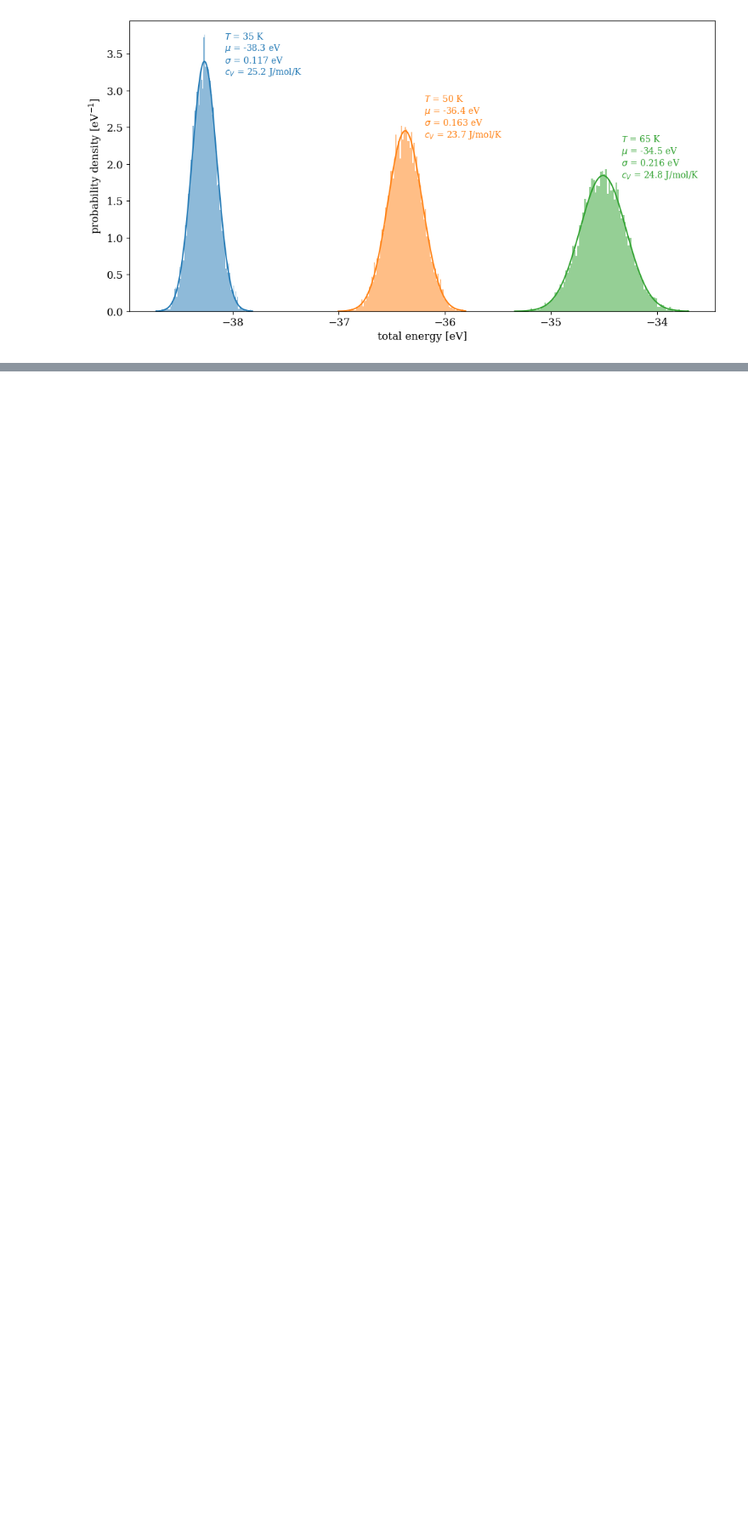
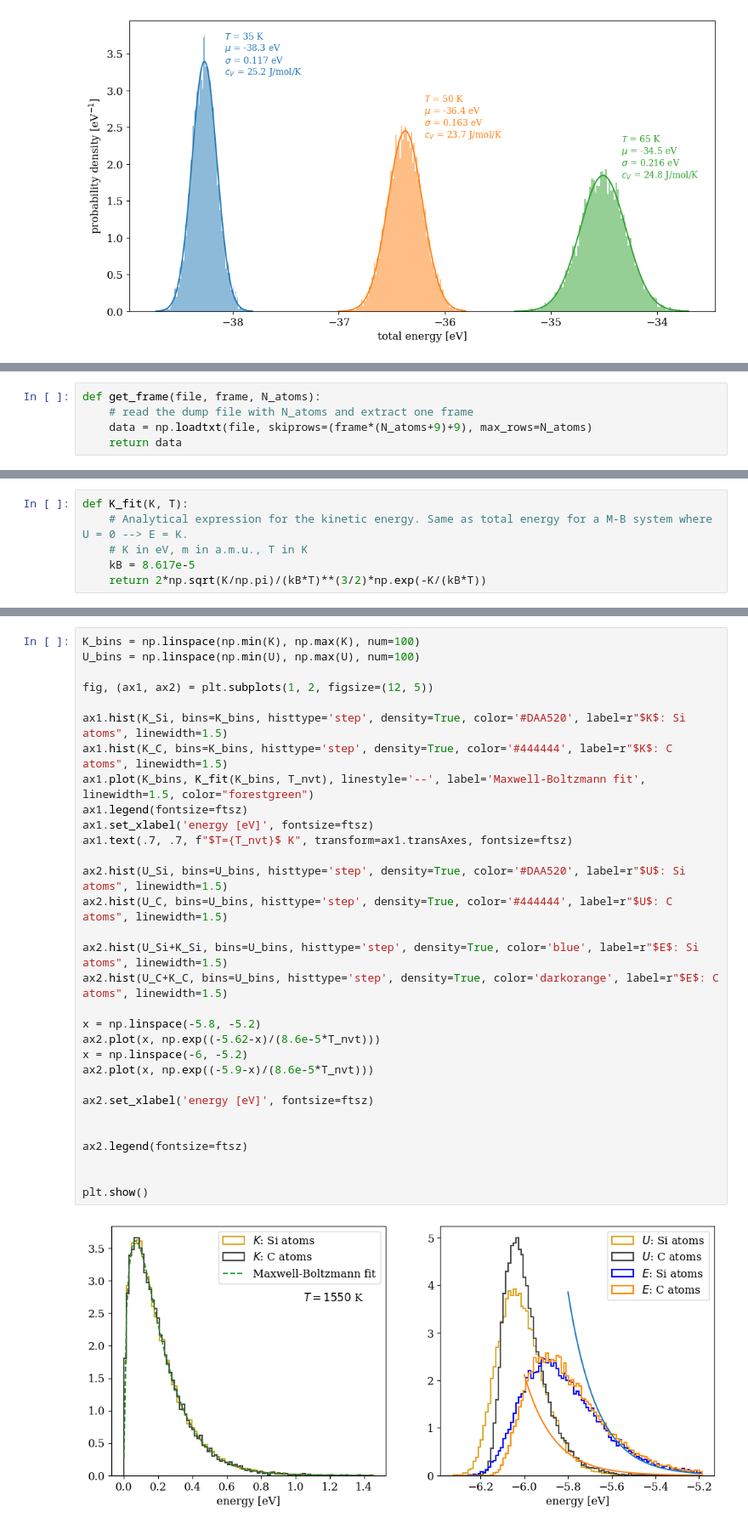
Before and after one commit to Luca-R27/PhDcourse_2026_CompMatMod, a Jupyter notebook: MD/MD-canonical.ipynb, the cells around one changed output, grey strips where cells are left out. Shown at 85% size. Cells and saved outputs as stored; diff of their text form; blank space fills up the shorter version.

```diff
--- a/MD/MD-canonical.ipynb
+++ b/MD/MD-canonical.ipynb
@@ -108,0 +206,5 @@ plt.show()
+# %%
+def get_frame(file, frame, N_atoms):
+    # read the dump file with N_atoms and extract one frame
+    data = np.loadtxt(file, skiprows=(frame*(N_atoms+9)+9), max_rows=N_atoms)
+    return data
@@ -108,0 +219,6 @@ plt.show()
+# %%
+def K_fit(K, T):
+    # Analytical expression for the kinetic energy. Same as total energy for a M-B system where U = 0 --> E = K.
+    # K in eV, m in a.m.u., T in K
+    kB = 8.617e-5
+    return 2*np.sqrt(K/np.pi)/(kB*T)**(3/2)*np.exp(-K/(kB*T))
@@ -108,0 +324,33 @@ plt.show()
+# %%
+K_bins = np.linspace(np.min(K), np.max(K), num=100)
+U_bins = np.linspace(np.min(U), np.max(U), num=100)
+
+fig, (ax1, ax2) = plt.subplots(1, 2, figsize=(12, 5))
+
+ax1.hist(K_Si, bins=K_bins, histtype='step', density=True, color='#DAA520', label=r"$K$: Si atoms", linewidth=1.5)
+ax1.hist(K_C, bins=K_bins, histtype='step', density=True, color='#444444', label=r"$K$: C atoms", linewidth=1.5)
+ax1.plot(K_bins, K_fit(K_bins, T_nvt), linestyle='--', label='Maxwell-Boltzmann fit', linewidth=1.5, color="forestgreen")
+ax1.legend(fontsize=ftsz)
+ax1.set_xlabel('energy [eV]', fontsize=ftsz)
+ax1.text(.7, .7, f"$T={T_nvt}$ K", transform=ax1.transAxes, fontsize=ftsz)
+
+ax2.hist(U_Si, bins=U_bins, histtype='step', density=True, color='#DAA520', label=r"$U$: Si atoms", linewidth=1.5)
+ax2.hist(U_C, bins=U_bins, histtype='step', density=True, color='#444444', label=r"$U$: C atoms", linewidth=1.5)
+
+ax2.hist(U_Si+K_Si, bins=U_bins, histtype='step', density=True, color='blue', label=r"$E$: Si atoms", linewidth=1.5)
+ax2.hist(U_C+K_C, bins=U_bins, histtype='step', density=True, color='darkorange', label=r"$E$: C atoms", linewidth=1.5)
+
+x = np.linspace(-5.8, -5.2)
+ax2.plot(x, np.exp((-5.62-x)/(8.6e-5*T_nvt)))
+x = np.linspace(-6, -5.2)
+ax2.plot(x, np.exp((-5.9-x)/(8.6e-5*T_nvt)))
+
+ax2.set_xlabel('energy [eV]', fontsize=ftsz)
+
+
+ax2.legend(fontsize=ftsz)
+
+
+plt.show()
+# %% [output]
+[figure, added]
```
Also changed, not shown: parts of 12 cells of this notebook, 3 other files.
